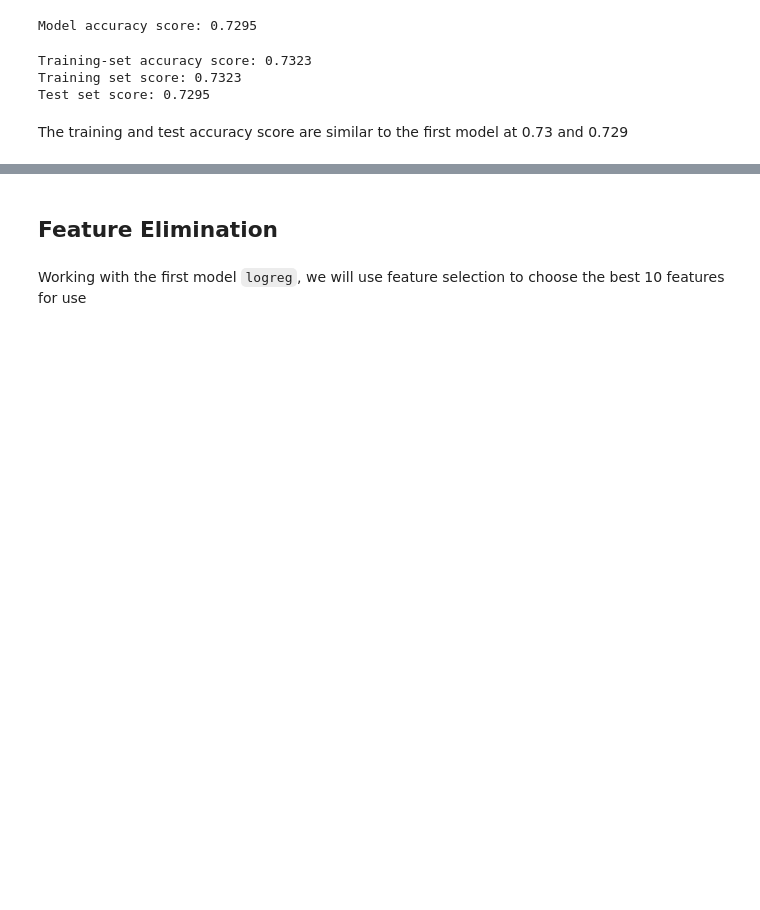
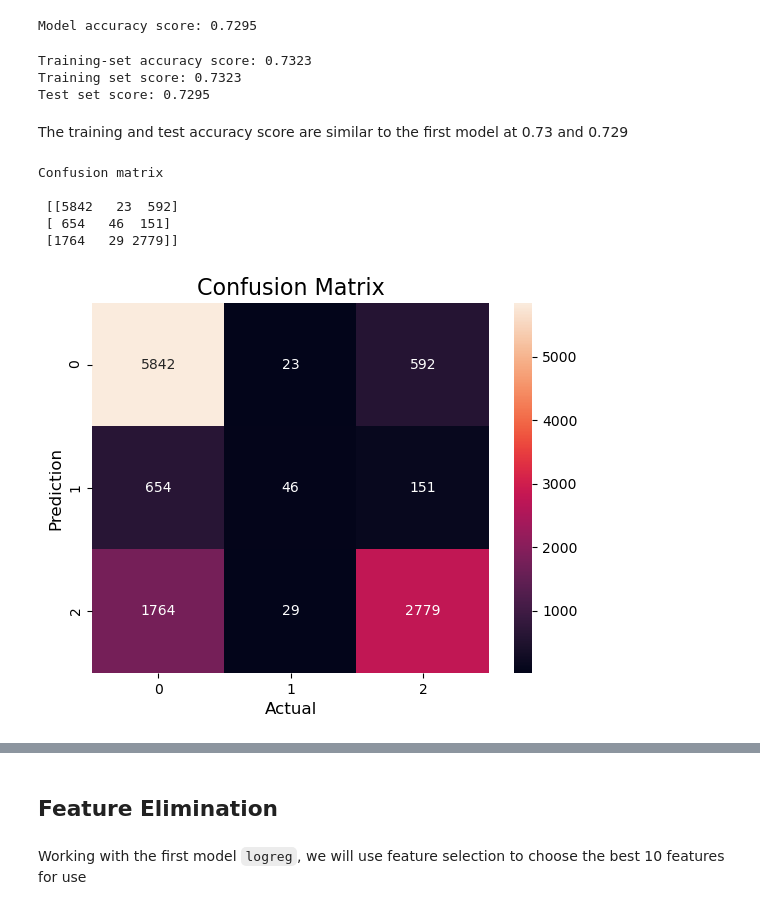
Before and after one commit to KImondorose/phase_3_project-Pump-it-Up-Data-Mining-the-Water-Table, a Jupyter notebook: notebook.ipynb, the cells around one changed output, grey strips where cells are left out. Saved outputs shown, nothing was run; the diff lists cells and outputs as text; code cells hidden in the pictures; blank space fills up the shorter version.

```diff
--- a/notebook.ipynb
+++ b/notebook.ipynb
@@ -2432,3 +2496,22 @@ Training set score: 0.7323
 Test set score: 0.7295
 # %% [markdown]
 The training and test accuracy score are similar to the first model at 0.73 and 0.729
+# %%
+from sklearn.metrics import confusion_matrix
+
+
+cm_logreg4 = confusion_matrix(y_test3, y_pred_test3)
+print('Confusion matrix\n\n', cm_logreg4)
+
+sns.heatmap(cm_logreg4, annot=True,fmt='d')
+plt.ylabel('Prediction',fontsize=12)
+plt.xlabel('Actual',fontsize=12)
+plt.title('Confusion Matrix',fontsize=16)
+plt.show();
+# %% [output]
+Confusion matrix
+
+ [[5842   23  592]
+ [ 654   46  151]
+ [1764   29 2779]]
+[figure, added]
```
Also changed, not shown: parts of 14 cells of this notebook.
